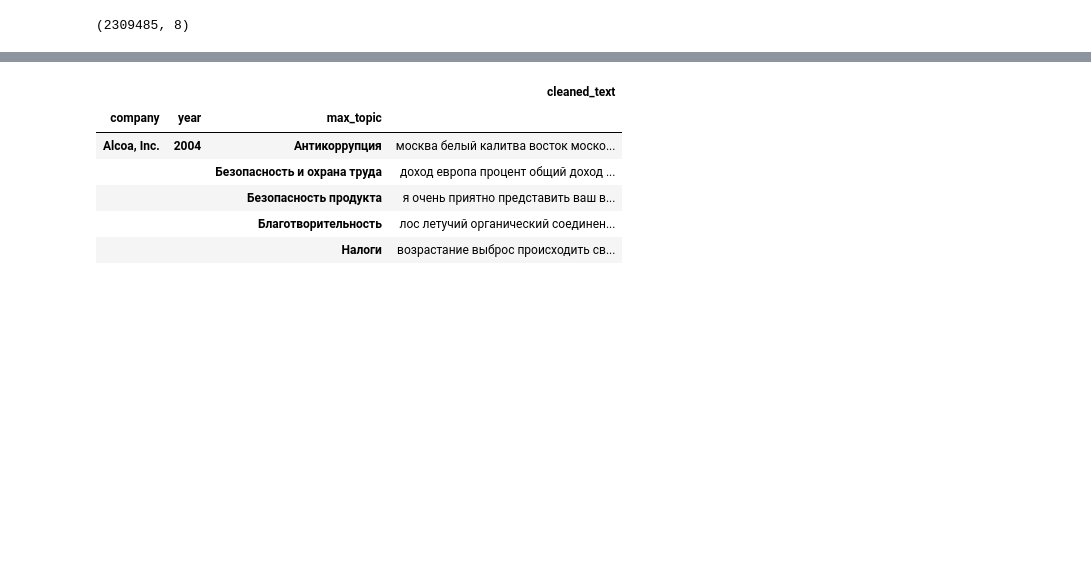
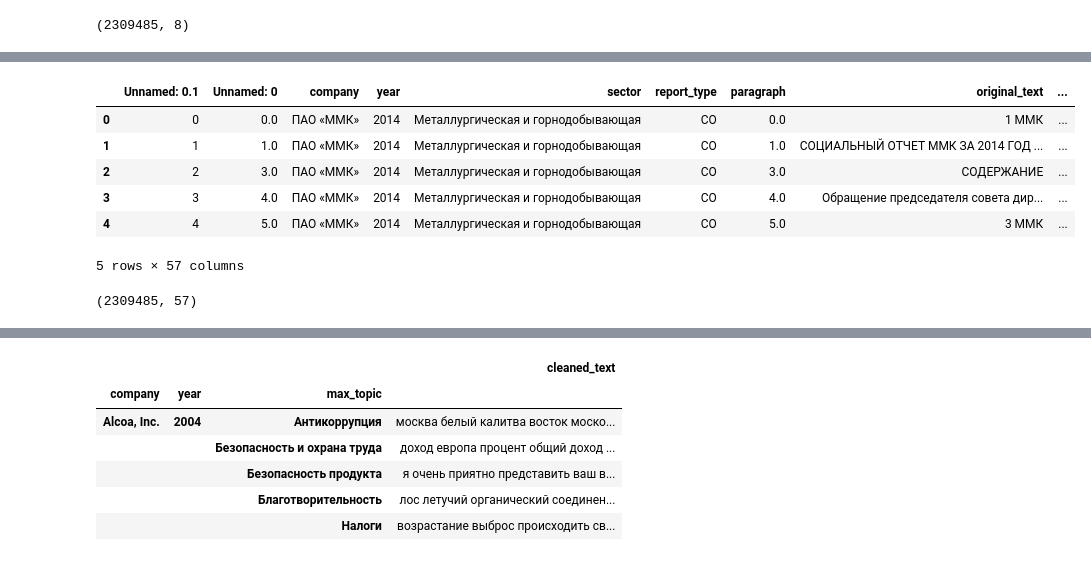
Before and after one commit to tarasovEgor/ESG_Reports, a Jupyter notebook: topics/all_topics_with_expert.ipynb, the cells around one changed output, grey strips where cells are left out. Cells and saved outputs as stored; diff of their text form; code cells hidden in the pictures; blank space fills up the shorter version.

```diff
--- a/topics/all_topics_with_expert.ipynb
+++ b/topics/all_topics_with_expert.ipynb
@@ -277,0 +590,15 @@ df.groupby("max_topic_cos").sample(n, replace=True)[
+# %%
+df = pd.read_csv("paragrapghs_with_topisc.csv.zip")
+df.head()
+# %% [output]
+|  | Unnamed: 0.1 | Unnamed: 0 | company | year | sector | report_type | paragraph | original_text | ... |
+| 0 | 0 | 0.0 | ПАО «ММК» | 2014 | Металлургическая и горнодобывающая | СО | 0.0 | 1 ММК | ... |
+| 1 | 1 | 1.0 | ПАО «ММК» | 2014 | Металлургическая и горнодобывающая | СО | 1.0 | СОЦИАЛЬНЫЙ ОТЧЕТ ММК ЗА 2014 ГОД ... | ... |
+| 2 | 2 | 3.0 | ПАО «ММК» | 2014 | Металлургическая и горнодобывающая | СО | 3.0 | СОДЕРЖАНИЕ | ... |
+| 3 | 3 | 4.0 | ПАО «ММК» | 2014 | Металлургическая и горнодобывающая | СО | 4.0 | Обращение председателя совета дир... | ... |
+| 4 | 4 | 5.0 | ПАО «ММК» | 2014 | Металлургическая и горнодобывающая | СО | 5.0 | 3 ММК | ... |
+5 rows × 57 columns
+# %%
+df.shape
+# %% [output]
+(2309485, 57)
```
Also changed, not shown: parts of 28 cells of this notebook.
